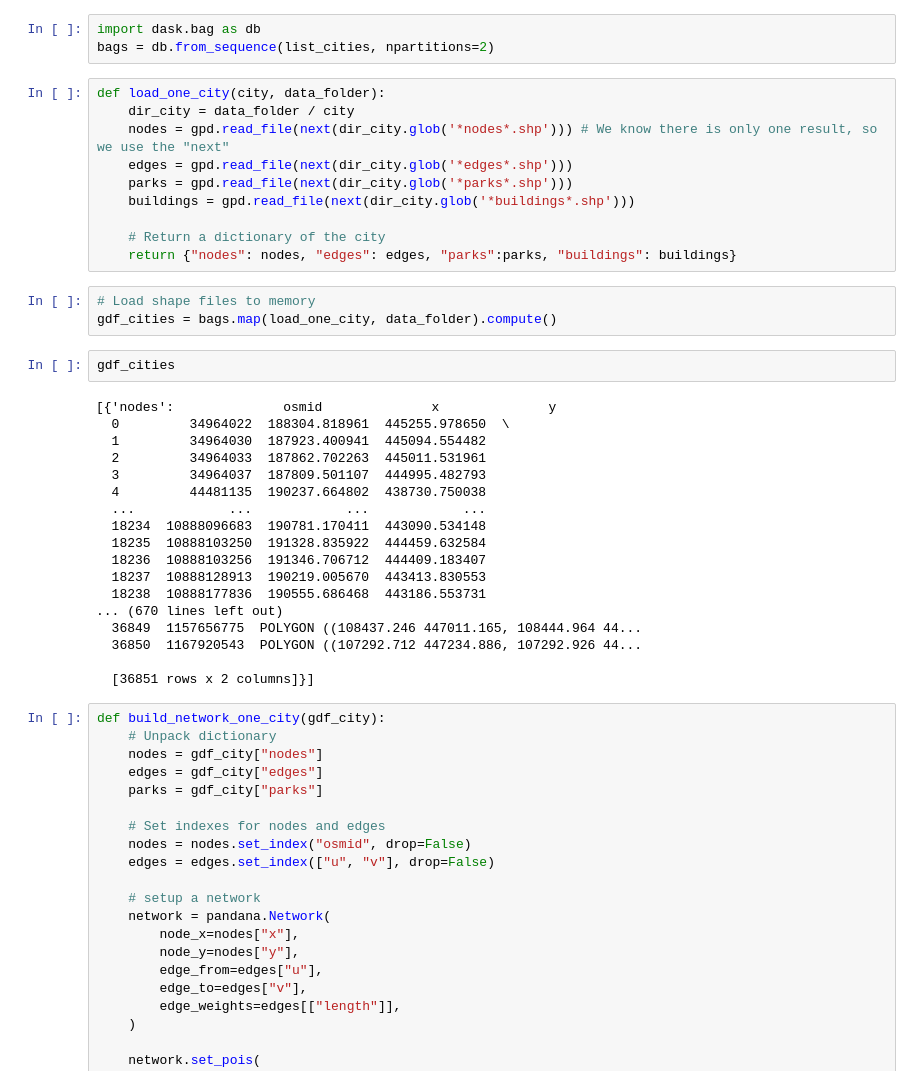
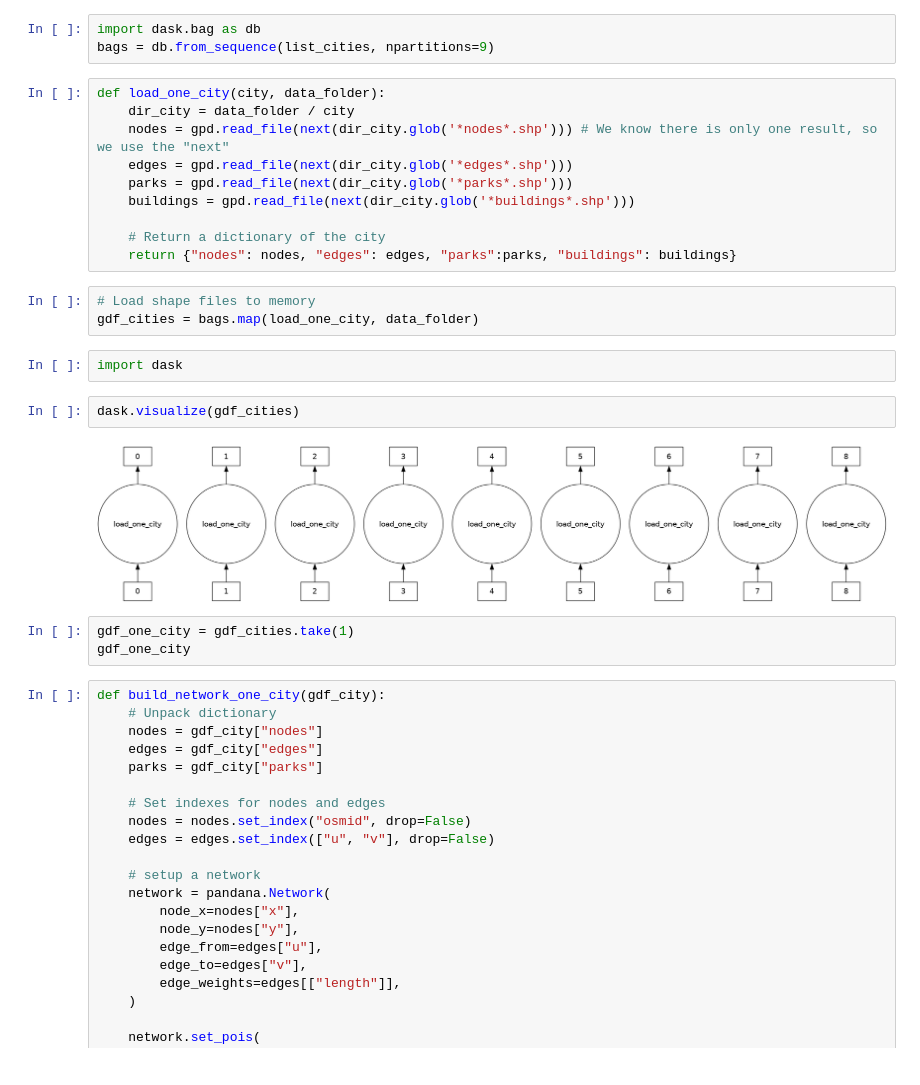
Before and after one commit to RS-DAT/2023-05-22-scalable-GIS, a Jupyter notebook: notebooks/02-accessibility-analysis-multi-city.ipynb, the cells around one changed output. Cells and saved outputs as stored; diff of their text form.

```diff
--- a/notebooks/02-accessibility-analysis-multi-city.ipynb
+++ b/notebooks/02-accessibility-analysis-multi-city.ipynb
@@ -24,7 +24,7 @@ data_folder = Path("data")
 list_cities = [ "Arnhem", "Breda", "Nijmegen", "Delft", "Amersfoort", "Leiden", "Enschede", "Deventer", "Gouda"]
 # %%
 import dask.bag as db
-bags = db.from_sequence(list_cities, npartitions=2)
+bags = db.from_sequence(list_cities, npartitions=9)
 # %%
 def load_one_city(city, data_folder):
     dir_city = data_folder / city
@@ -37,27 +37,16 @@ def load_one_city(city, data_folder):
     return {"nodes": nodes, "edges": edges, "parks":parks, "buildings": buildings}
 # %%
 # Load shape files to memory
-gdf_cities = bags.map(load_one_city, data_folder).compute()
+gdf_cities = bags.map(load_one_city, data_folder)
+# %%
+import dask
+# %%
+dask.visualize(gdf_cities)
+# %% [output]
+[figure, added]
 # %%
-gdf_cities
+gdf_one_city = gdf_cities.take(1)
+gdf_one_city
-# %% [output]
-[{'nodes':              osmid              x              y
-  0         34964022  188304.818961  445255.978650  \
-  1         34964030  187923.400941  445094.554482
-  2         34964033  187862.702263  445011.531961
-  3         34964037  187809.501107  444995.482793
-  4         44481135  190237.664802  438730.750038
-  ...            ...            ...            ...
-  18234  10888096683  190781.170411  443090.534148
-  18235  10888103250  191328.835922  444459.632584
-  18236  10888103256  191346.706712  444409.183407
-  18237  10888128913  190219.005670  443413.830553
-  18238  10888177836  190555.686468  443186.553731
-... (670 lines left out)
-  36849  1157656775  POLYGON ((108437.246 447011.165, 108444.964 44...
-  36850  1167920543  POLYGON ((107292.712 447234.886, 107292.926 44...
-
-  [36851 rows x 2 columns]}]
 # %%
 def build_network_one_city(gdf_city):
     # Unpack dictionary
```
Also changed, not shown: parts of 11 cells of this notebook.
